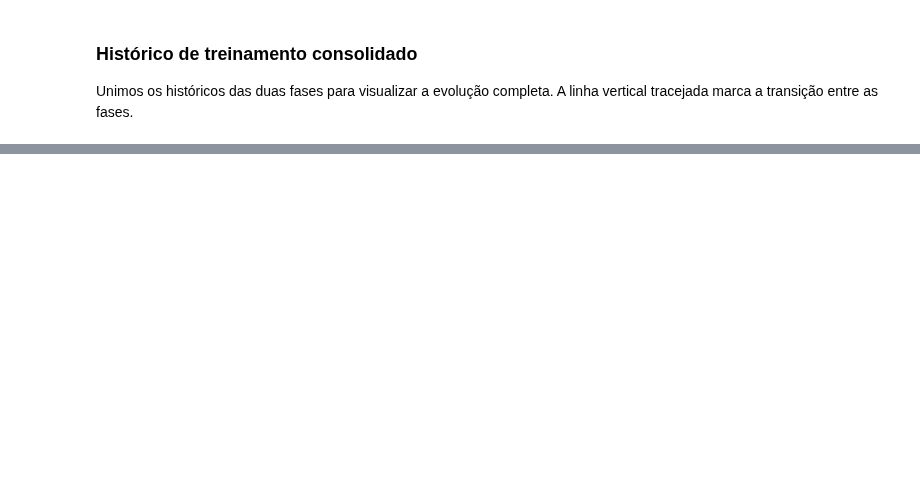
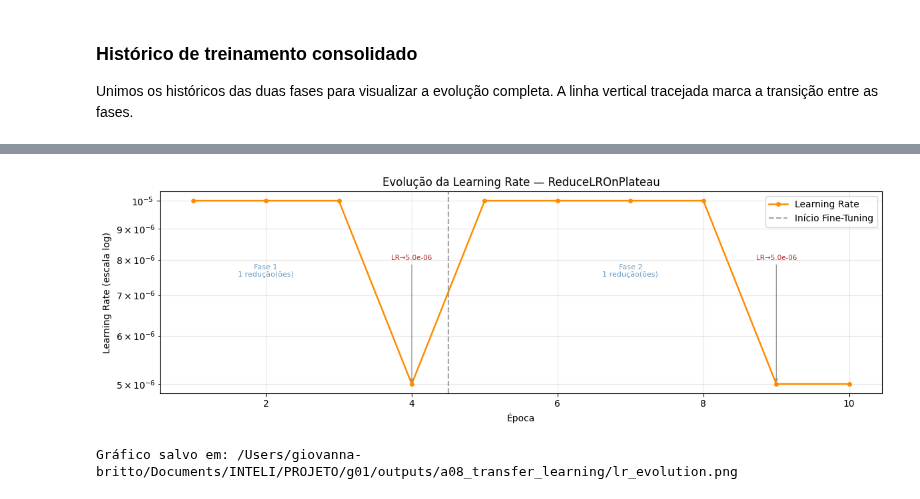
Before and after one commit to pedroauler12/SpectraAI, a Jupyter notebook: artefatos/a08_transfer_learning/a08_transfer_learning.ipynb, the cells around one changed output, grey strips where cells are left out. Saved outputs shown, nothing was run; the diff lists cells and outputs as text; code cells hidden in the pictures; blank space fills up the shorter version.

```diff
--- a/artefatos/a08_transfer_learning/a08_transfer_learning.ipynb
+++ b/artefatos/a08_transfer_learning/a08_transfer_learning.ipynb
@@ -634,0 +761,47 @@ Gráfico salvo em: /Users/mateus/Projetos/Academico/Inteli/g01/outputs/a08_trans
+# %%
+lr_vals = full_history["learning_rate"]
+epochs_x = list(range(1, len(lr_vals) + 1))
+
+# Pontos onde LR foi reduzida
+lr_drop_epochs = [i for i in range(1, len(lr_vals)) if lr_vals[i] < lr_vals[i - 1]]
+
+fig, ax = plt.subplots(figsize=(12, 4))
+
+ax.plot(epochs_x, lr_vals, color="darkorange", marker="o", markersize=4, linewidth=1.8, label="Learning Rate")
+
+# Anotar cada redução
+for idx in lr_drop_epochs:
+    ax.annotate(
+        f"LR→{lr_vals[idx]:.1e}",
+        xy=(idx + 1, lr_vals[idx]),
+        xytext=(idx + 1, lr_vals[idx] * 1.6),
+        fontsize=7.5,
+        ha="center",
+        arrowprops=dict(arrowstyle="->", color="gray", lw=0.8),
+        color="firebrick",
+    )
+
+# Linha de transição de fases
+ax.axvline(x=phase1_epochs + 0.5, color="gray", linestyle="--", alpha=0.7, label="Início Fine-Tuning")
+ax.set_yscale("log")
+ax.set_title("Evolução da Learning Rate — ReduceLROnPlateau", fontsize=12)
+ax.set_xlabel("Época")
+ax.set_ylabel("Learning Rate (escala log)")
+ax.legend()
+ax.grid(True, alpha=0.3, which="both")
+
+# Anotação do número de reduções por fase
+n_drops_p1 = sum(1 for i in lr_drop_epochs if i < phase1_epochs)
+n_drops_p2 = sum(1 for i in lr_drop_epochs if i >= phase1_epochs)
+ax.text(phase1_epochs / 2, min(lr_vals) * 1.5, f"Fase 1\n{n_drops_p1} redução(ões)",
+        ha="center", fontsize=8, color="steelblue", alpha=0.8)
+ax.text(phase1_epochs + (len(lr_vals) - phase1_epochs) / 2, min(lr_vals) * 1.5,
+        f"Fase 2\n{n_drops_p2} redução(ões)", ha="center", fontsize=8, color="steelblue", alpha=0.8)
+
+fig.tight_layout()
+fig.savefig(OUTPUT_DIR / "lr_evolution.png", dpi=150, bbox_inches="tight")
+plt.show()
+print(f"Gráfico salvo em: {OUTPUT_DIR / 'lr_evolution.png'}")
+# %% [output]
+[figure, added]
+Gráfico salvo em: /Users/giovanna-britto/Documents/INTELI/PROJETO/g01/outputs/a08_transfer_learning/lr_evolution.png
```
Also changed, not shown: parts of 11 cells of this notebook, 3 other files.
